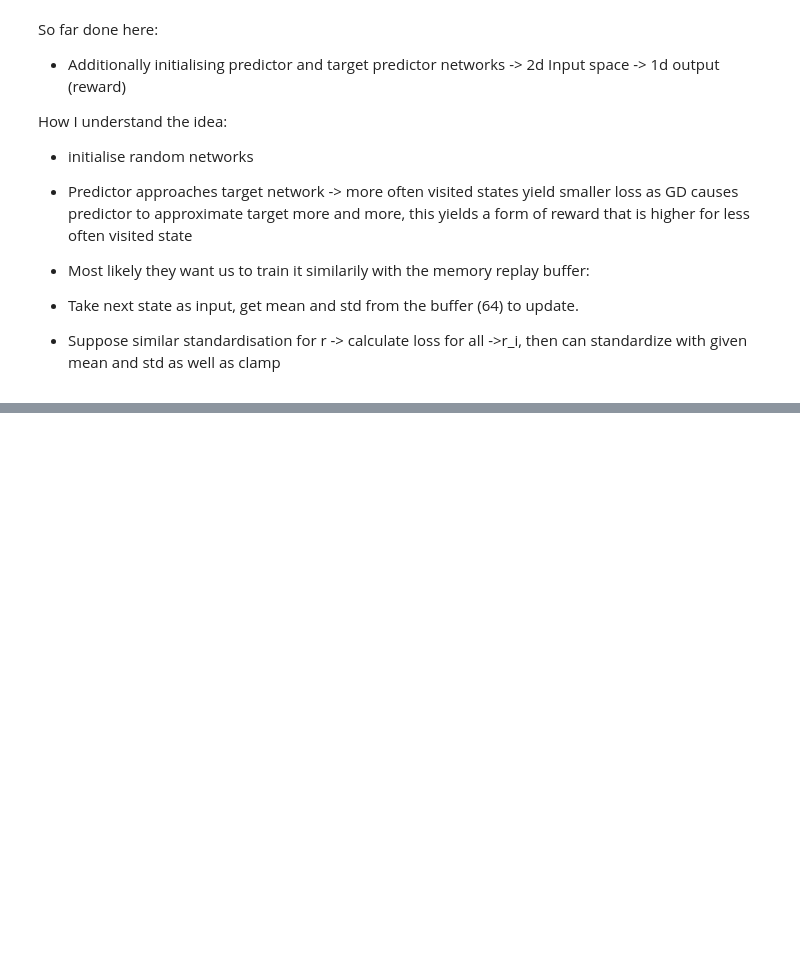
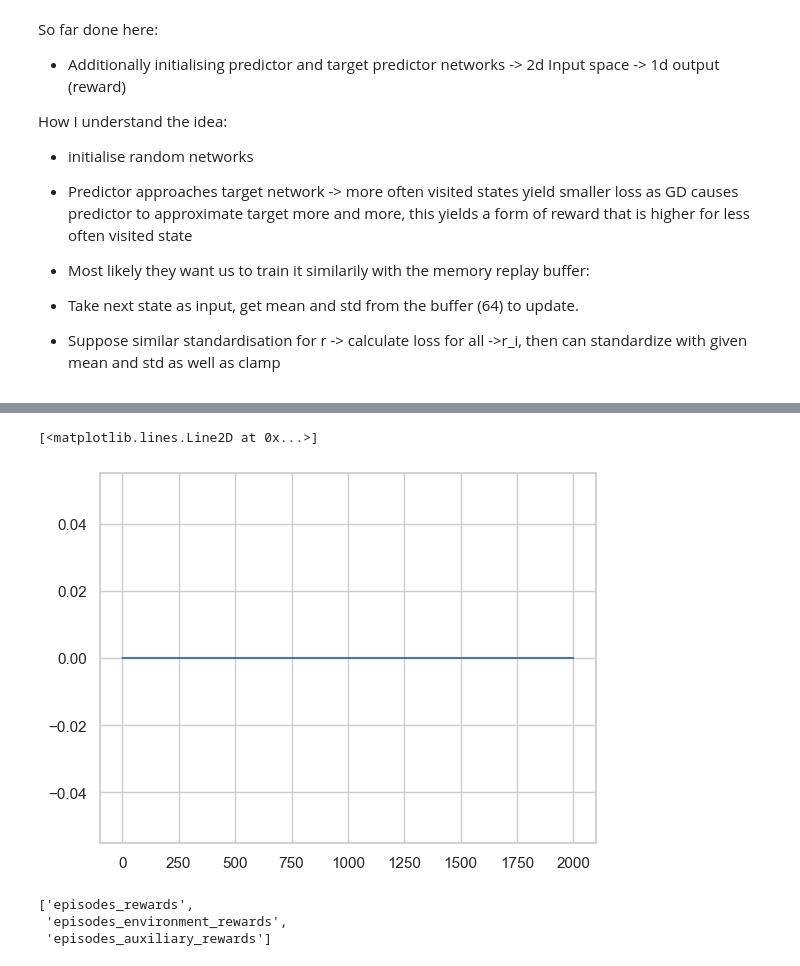
Before and after one commit to LionelSafar/Rolls-Royce-Peak-Plower, a Jupyter notebook: main.ipynb, the cells around one changed output, grey strips where cells are left out. Drawn from its saved outputs; the diff is of its cells as text; code cells hidden in the pictures; blank space fills up the shorter version.

```diff
--- a/main.ipynb
+++ b/main.ipynb
@@ -717,0 +868,11 @@ How I understand the idea:
+# %%
+plt.plot(RND_training_stats['episodes_auxiliary_rewards'])
+# %% [output]
+[<matplotlib.lines.Line2D at 0x...>]
+[figure, added]
+# %%
+reward_keys
+# %% [output]
+['episodes_rewards',
+ 'episodes_environment_rewards',
+ 'episodes_auxiliary_rewards']
```
Also changed, not shown: parts of 6 cells of this notebook, 1 other file.
